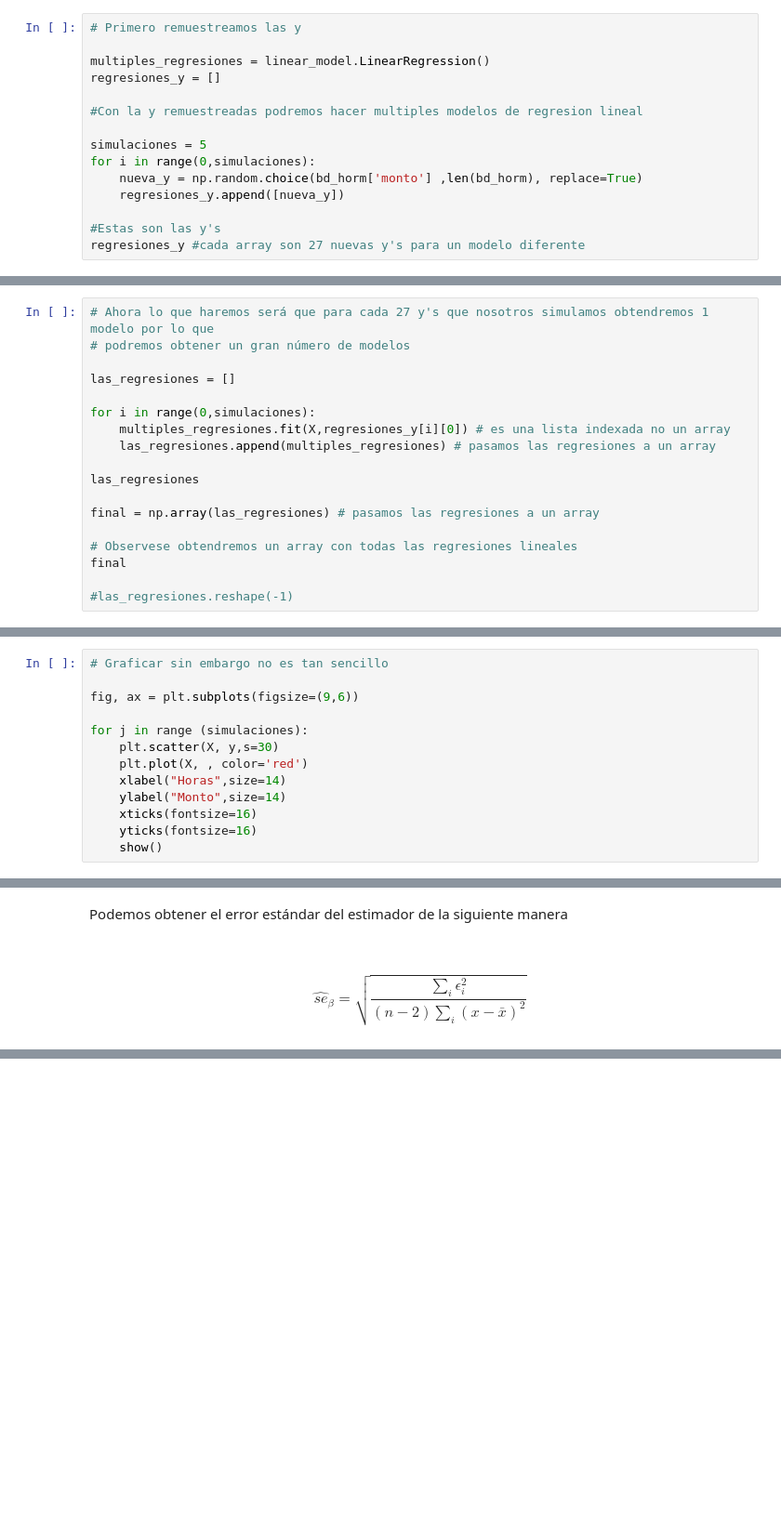
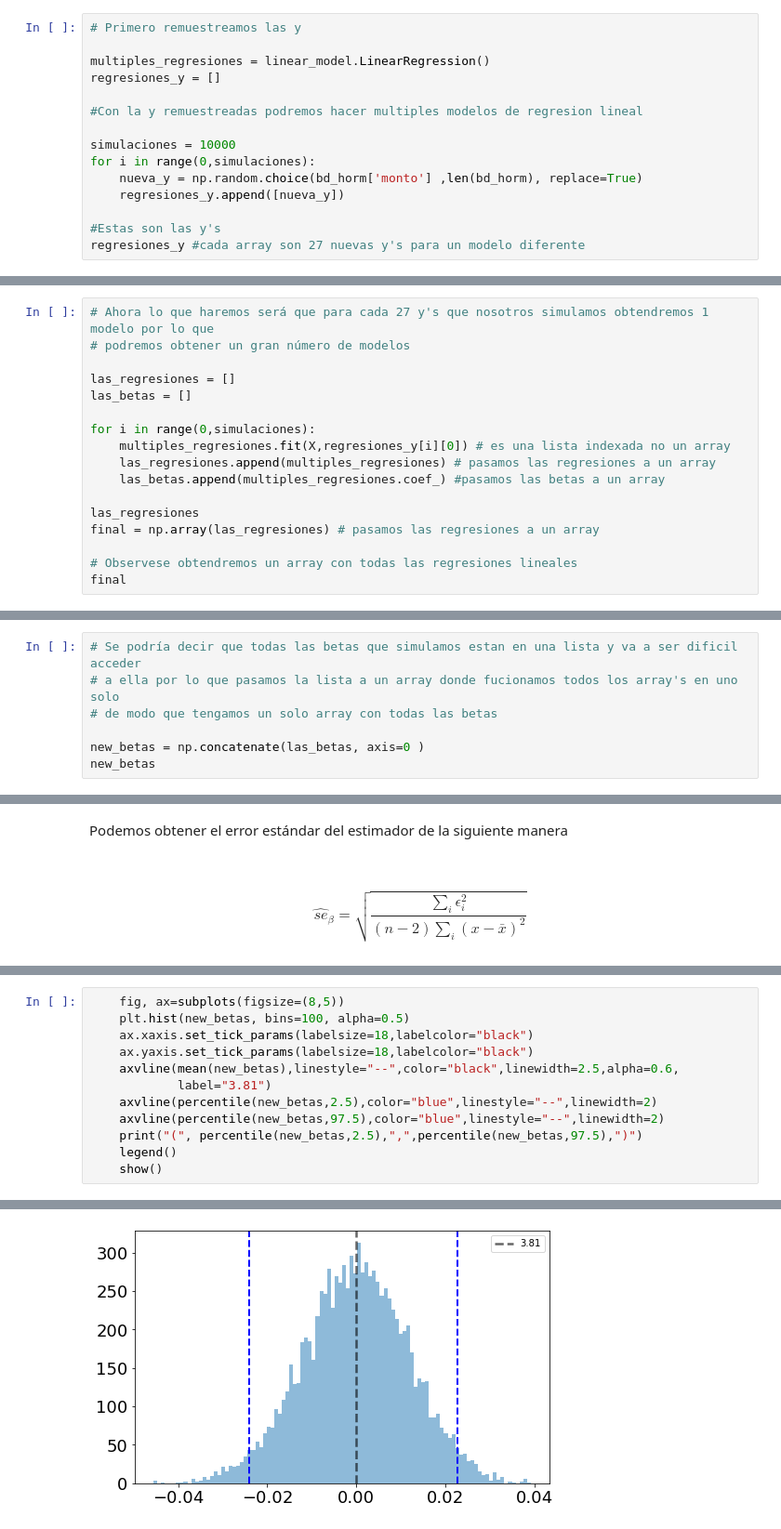
Before and after one commit to EL-CR3ZPO/Seminario_9273, a Jupyter notebook: Tarea 1/Bootstrap parte 2.ipynb, the cells around one changed output, grey strips where cells are left out. Shown at 93% size. Cells and saved outputs as stored; diff of their text form; blank space fills up the shorter version.

```diff
--- a/Tarea 1/Bootstrap parte 2.ipynb
+++ b/Tarea 1/Bootstrap parte 2.ipynb
@@ -792,7 +792,7 @@ regresiones_y = []
 
 #Con la y remuestreadas podremos hacer multiples modelos de regresion lineal
 
-simulaciones = 5
+simulaciones = 10000
 for i in range(0,simulaciones):
     nueva_y = np.random.choice(bd_horm['monto'] ,len(bd_horm), replace=True)
     regresiones_y.append([nueva_y])
@@ -828,17 +830,16 @@ array([32.8, 16.3, 11.8, 28.5, 29.7, 22. , 29.7, 28.9, 24.1, 22. , 14.3,
 # podremos obtener un gran número de modelos
 
 las_regresiones = []
+las_betas = []
 
 for i in range(0,simulaciones):
     multiples_regresiones.fit(X,regresiones_y[i][0]) # es una lista indexada no un array
     las_regresiones.append(multiples_regresiones) # pasamos las regresiones a un array
+    las_betas.append(multiples_regresiones.coef_) #pasamos las betas a un array
 
 las_regresiones
-
 final = np.array(las_regresiones) # pasamos las regresiones a un array
 
 # Observese obtendremos un array con todas las regresiones lineales
 final
-
-#las_regresiones.reshape(-1)
 # %% [output]
@@ -846,0 +849,7 @@ array([LinearRegression(), LinearRegression(), LinearRegression(),
+# %%
+# Se podría decir que todas las betas que simulamos estan en una lista y va a ser dificil acceder
+# a ella por lo que pasamos la lista a un array donde fucionamos todos los array's en uno solo
+# de modo que tengamos un solo array con todas las betas
+
+new_betas = np.concatenate(las_betas, axis=0 )
+new_betas
@@ -861,13 +888,0 @@ array([25.76185991, 24.40354255, 20.7899058 , 24.32665666, 23.27588286,
-# %%
-# Graficar sin embargo no es tan sencillo
-
-fig, ax = plt.subplots(figsize=(9,6))
-
-for j in range (simulaciones):
-    plt.scatter(X, y,s=30)
-    plt.plot(X, , color='red')
-    xlabel("Horas",size=14)
-    ylabel("Monto",size=14)
-    xticks(fontsize=16)
-    yticks(fontsize=16)
-    show()
@@ -903,0 +970,13 @@ err
+# %%
+    fig, ax=subplots(figsize=(8,5))
+    plt.hist(new_betas, bins=100, alpha=0.5)
+    ax.xaxis.set_tick_params(labelsize=18,labelcolor="black")
+    ax.yaxis.set_tick_params(labelsize=18,labelcolor="black")
+    axvline(mean(new_betas),linestyle="--",color="black",linewidth=2.5,alpha=0.6,
+            label="3.81")
+    axvline(percentile(new_betas,2.5),color="blue",linestyle="--",linewidth=2)
+    axvline(percentile(new_betas,97.5),color="blue",linestyle="--",linewidth=2)
+    print("(", percentile(new_betas,2.5),",",percentile(new_betas,97.5),")")
+    legend()
+    show()
+# %% [output]
@@ -903,0 +984 @@ err
+[figure, added]
```
Also changed, not shown: parts of 20 cells of this notebook.
